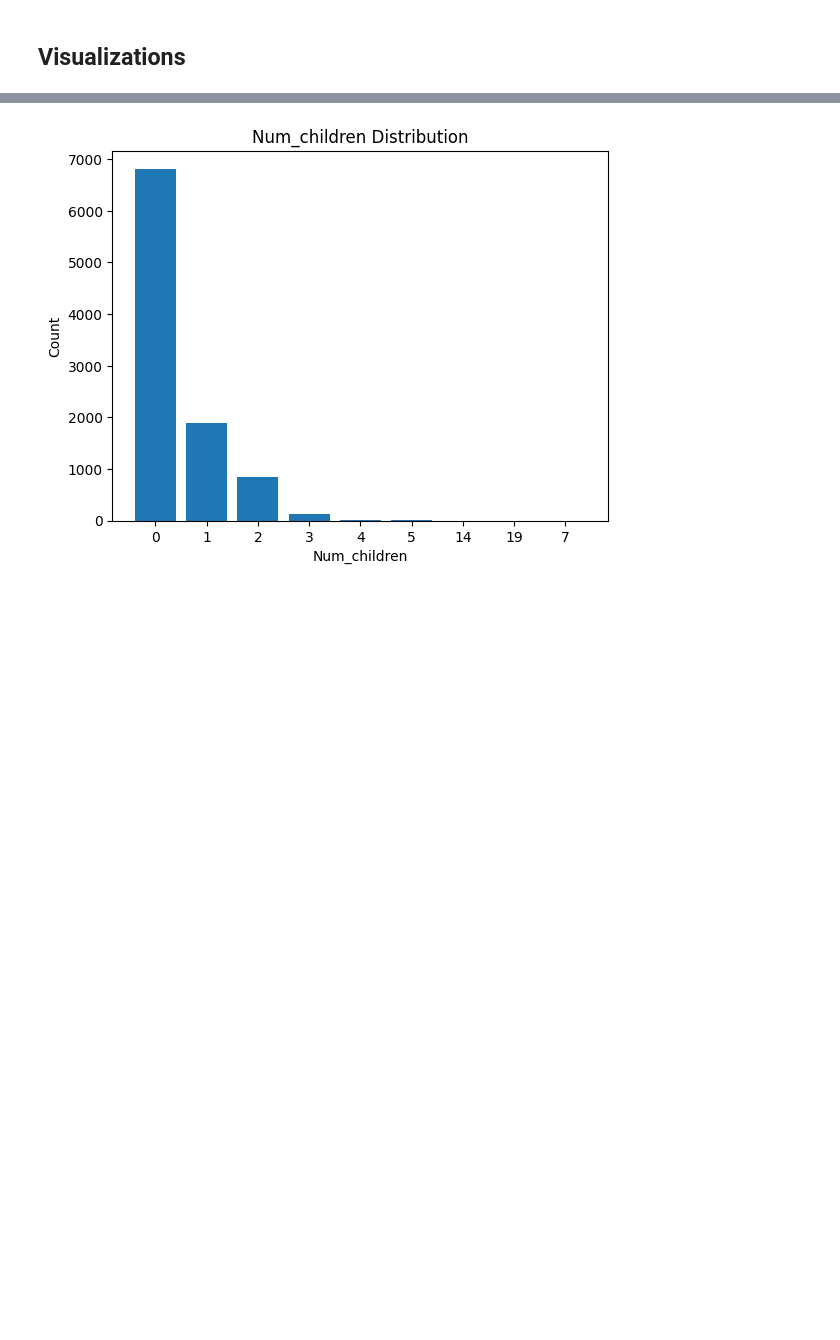
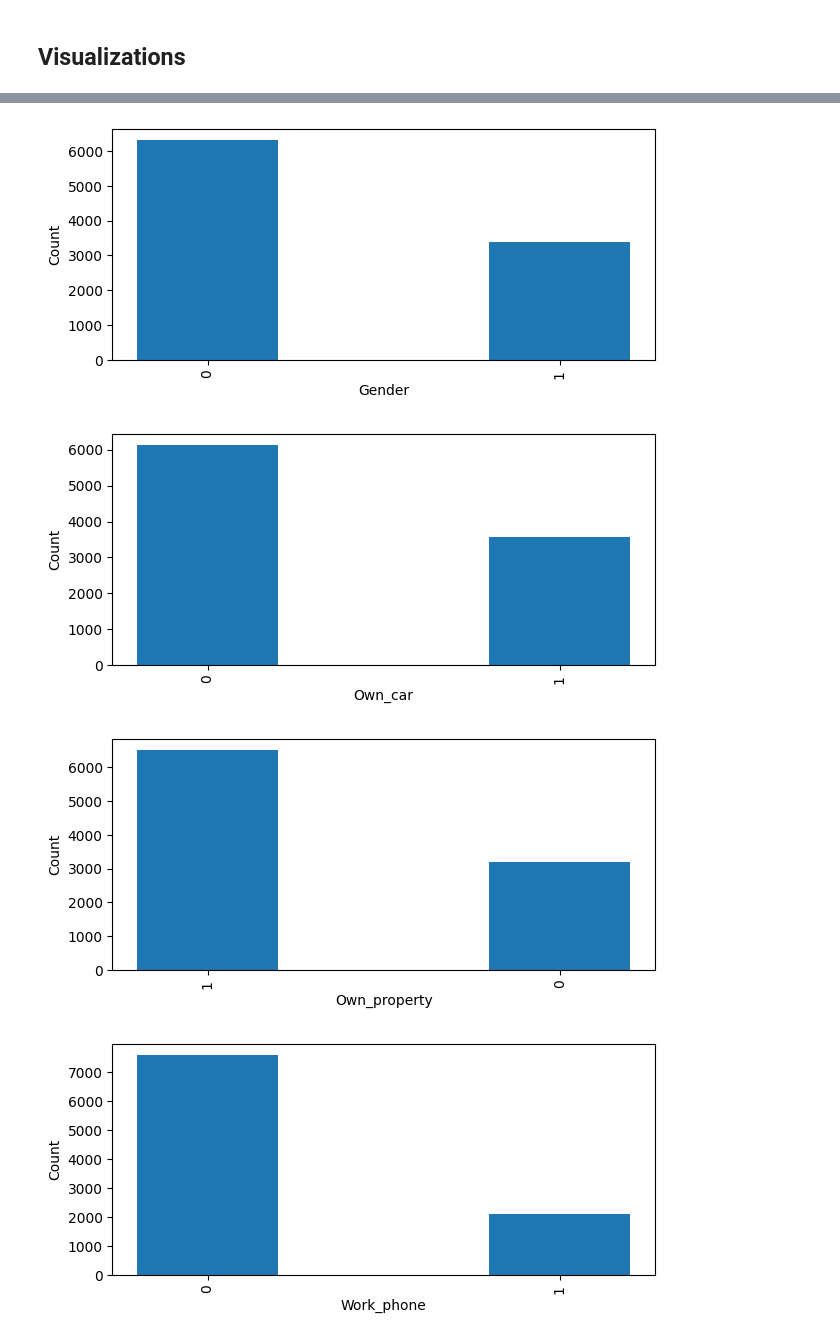
Before and after one commit to choang94/credit-card-eligibility, a Jupyter notebook: notebooks/eda.ipynb, the cells around one changed output, grey strips where cells are left out. Saved outputs shown, nothing was run; the diff lists cells and outputs as text; code cells hidden in the pictures; blank space fills up the shorter version.

```diff
--- a/notebooks/eda.ipynb
+++ b/notebooks/eda.ipynb
@@ -69,4 +72,23 @@ plot_category_frequency(data, 'Target', 'Target Distribution')
-# %%
-plot_category_frequency(data, 'Num_children', 'Num_children Distribution')
-# %% [output]
-[figure, removed]
+# %%
+age_cut_bins = get_cut_bins_from_labels(Labels.AGE_BUCKET_LABELS)
+data['Age_bucket'] = pd.cut(data['Age'], bins=age_cut_bins,
+                            labels=Labels.AGE_BUCKET_LABELS,
+                            include_lowest=False)
+# %%
+account_length_bins = get_cut_bins_from_labels(Labels.ACCOUNT_LENGTH_LABELS)
+data['Account_length_bucket'] = pd.cut(data['Account_length'], bins=account_length_bins, labels=Labels.ACCOUNT_LENGTH_LABELS)
+# %%
+income_bins = get_cut_bins_from_labels(Labels.INCOME_LABELS)
+data['Income_bucket'] = pd.cut(data['Total_income'], bins=income_bins, labels=Labels.INCOME_LABELS)
+# %%
+years_employed_bins = get_cut_bins_from_labels(Labels.YEARS_EMPLOYED_LABELS)
+data['Years_employed_bucket'] = pd.cut(data['Years_employed'], bins=years_employed_bins, labels=Labels.YEARS_EMPLOYED_LABELS)
+# %%
+for column in data.columns:
+    if column not in ('ID', 'Age', 'Account_length', 'Total_income', 'Years_employed'):
+        plot_category_frequency(data, column)
+# %% [output]
+[figure, added]
+[figure, added]
+[figure, added]
+[figure, added]
```
Also changed, not shown: parts of 4 cells of this notebook, 3 other files.
